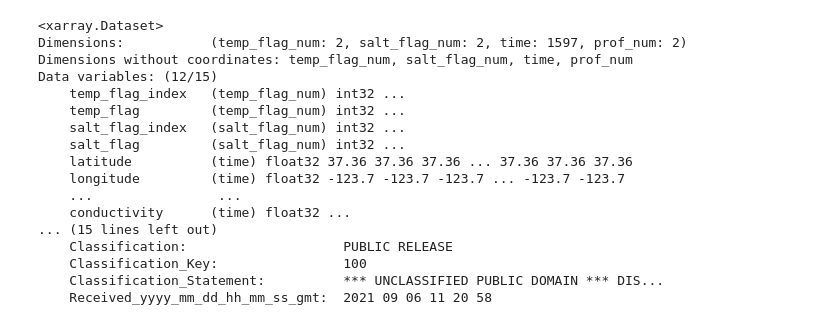
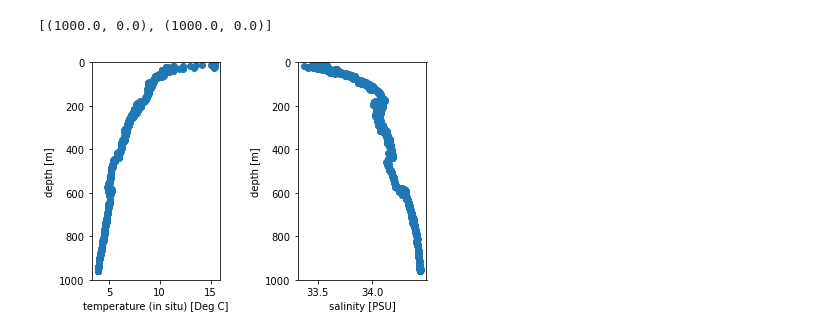
Before and after one commit to NASA-SMODE/DataRetrieval, a Jupyter notebook: GetNAVOGliderData.ipynb, the cells around one changed output. Cells and saved outputs as stored; diff of their text form; code cells hidden in the pictures.

Commit message:
Add simple hydrographic plots

```diff
--- a/GetNAVOGliderData.ipynb
+++ b/GetNAVOGliderData.ipynb
@@ -20,20 +54,13 @@ glider_data = xr.open_dataset(base_url+'ng780_2021_0906_1120_0123737W_037354N_21
 # %%
-glider_data
+fig, axs = plt.subplots(1,2)
+
+glider_data.plot.scatter(x='temp',y='depth',ax=axs[0])
+
+plt.subplots_adjust(wspace=.6)
+
+glider_data.plot.scatter(x='salinity',y='depth',ax=axs[1])
+
+[ax.set_ylim(1000,0) for ax in axs]
 # %% [output]
-<xarray.Dataset>
-Dimensions:           (temp_flag_num: 2, salt_flag_num: 2, time: 1597, prof_num: 2)
-Dimensions without coordinates: temp_flag_num, salt_flag_num, time, prof_num
-Data variables: (12/15)
-    temp_flag_index   (temp_flag_num) int32 ...
-    temp_flag         (temp_flag_num) int32 ...
-    salt_flag_index   (salt_flag_num) int32 ...
-    salt_flag         (salt_flag_num) int32 ...
-    latitude          (time) float32 37.36 37.36 37.36 ... 37.36 37.36 37.36
-    longitude         (time) float32 -123.7 -123.7 -123.7 ... -123.7 -123.7
-    ...                ...
-    conductivity      (time) float32 ...
-... (15 lines left out)
-    Classification:                    PUBLIC RELEASE
-    Classification_Key:                100
-    Classification_Statement:          *** UNCLASSIFIED PUBLIC DOMAIN *** DIS...
-    Received_yyyy_mm_dd_hh_mm_ss_gmt:  2021 09 06 11 20 58
+[(1000.0, 0.0), (1000.0, 0.0)]
+[figure, added]
```
Also changed, not shown: parts of 12 cells of this notebook.
